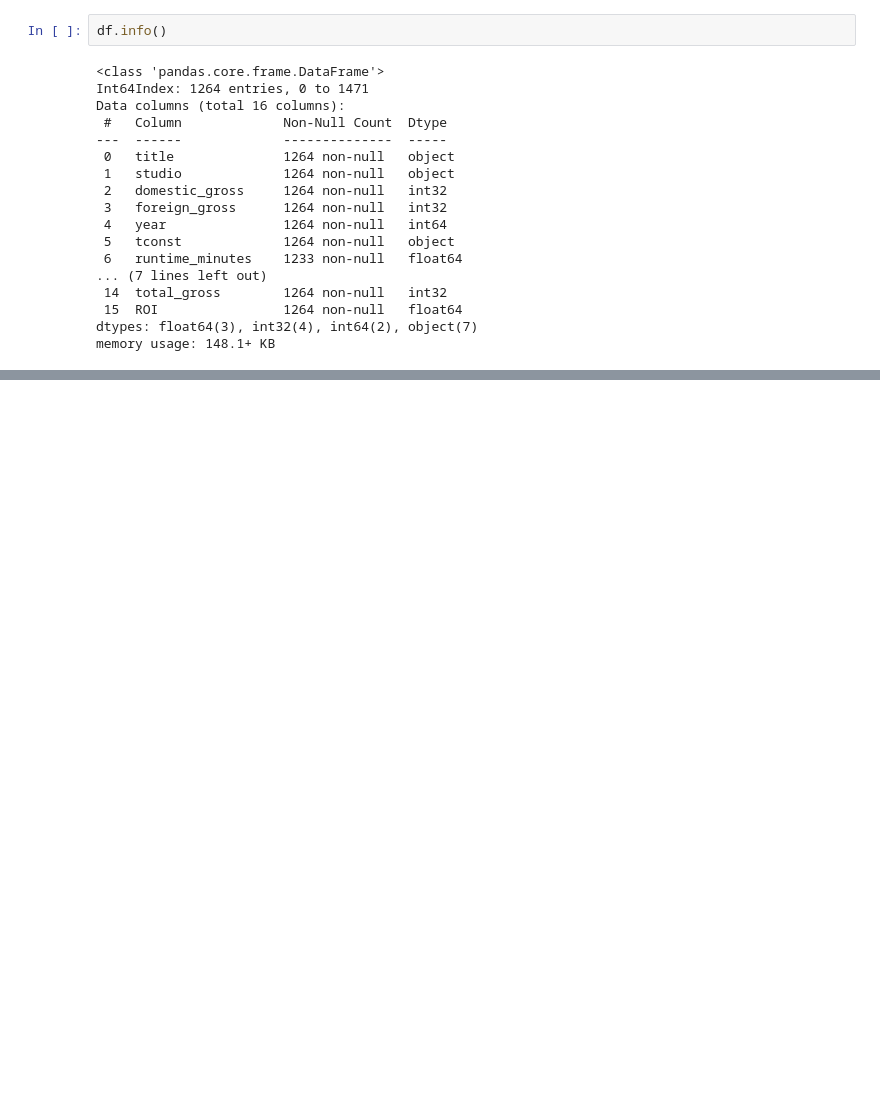
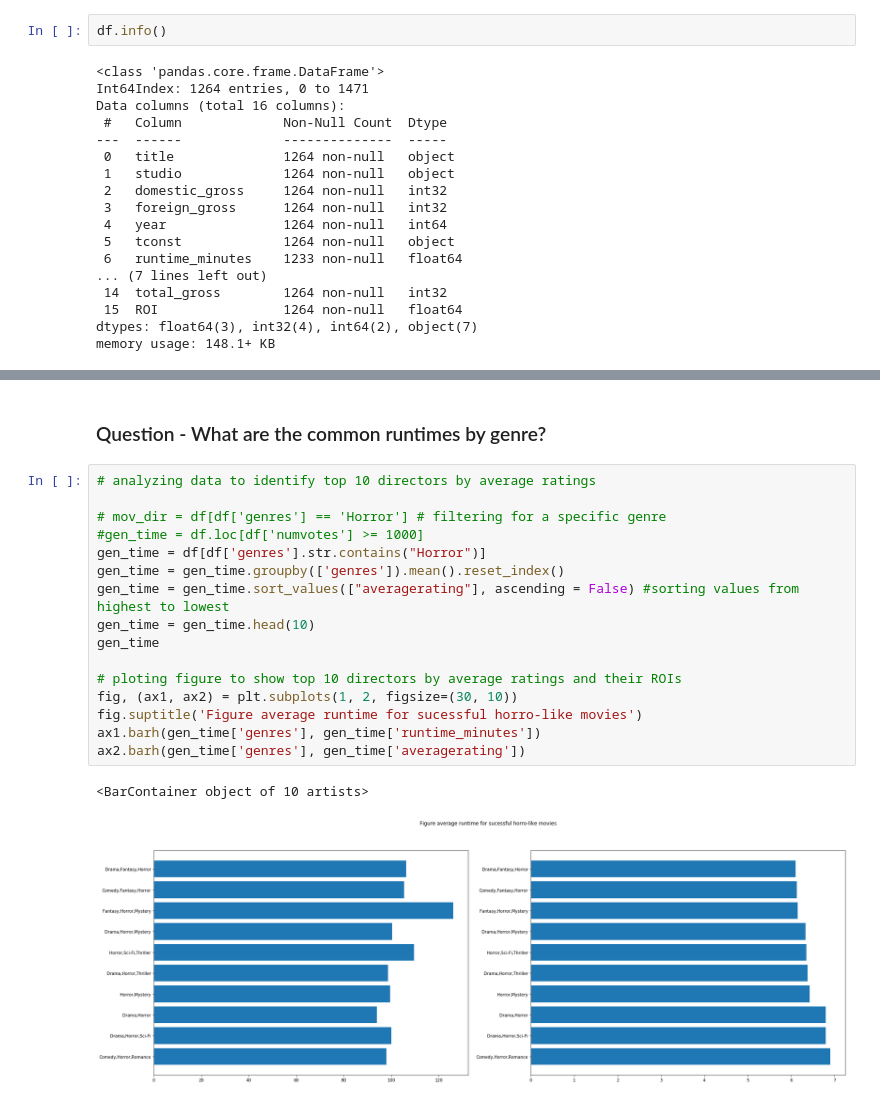
Before and after one commit to Reginald13/FirstProject, a Jupyter notebook: FirstProject_Adebodun_v1.1.ipynb, the cells around one changed output, grey strips where cells are left out. Drawn from its saved outputs; the diff is of its cells as text; blank space fills up the shorter version.

```diff
--- a/FirstProject_Adebodun_v1.1.ipynb
+++ b/FirstProject_Adebodun_v1.1.ipynb
@@ -147,3 +138,24 @@ ax2.bar(mov_dir_ROI['director1'], mov_dir['ROI'])
+# %% [markdown]
+### Question - What are the common runtimes by genre?
+# %%
+# analyzing data to identify top 10 directors by average ratings
+
+# mov_dir = df[df['genres'] == 'Horror'] # filtering for a specific genre
+#gen_time = df.loc[df['numvotes'] >= 1000]
+gen_time = df[df['genres'].str.contains("Horror")]
+gen_time = gen_time.groupby(['genres']).mean().reset_index()
+gen_time = gen_time.sort_values(["averagerating"], ascending = False) #sorting values from highest to lowest
+gen_time = gen_time.head(10)
+gen_time
+
+# ploting figure to show top 10 directors by average ratings and their ROIs
+fig, (ax1, ax2) = plt.subplots(1, 2, figsize=(30, 10))
+fig.suptitle('Figure average runtime for sucessful horro-like movies')
+ax1.barh(gen_time['genres'], gen_time['runtime_minutes'])
+ax2.barh(gen_time['genres'], gen_time['averagerating'])
+# %% [output]
+<BarContainer object of 10 artists>
+[figure, added]
 # %%
 # # mov_dir = df[df['genres'] == 'Drama']
 # mov_dir = mov_dir.groupby(['director1', 'genres']).mean().reset_index().head(10)
```
Also changed, not shown: parts of 14 cells of this notebook, 1 other file.
